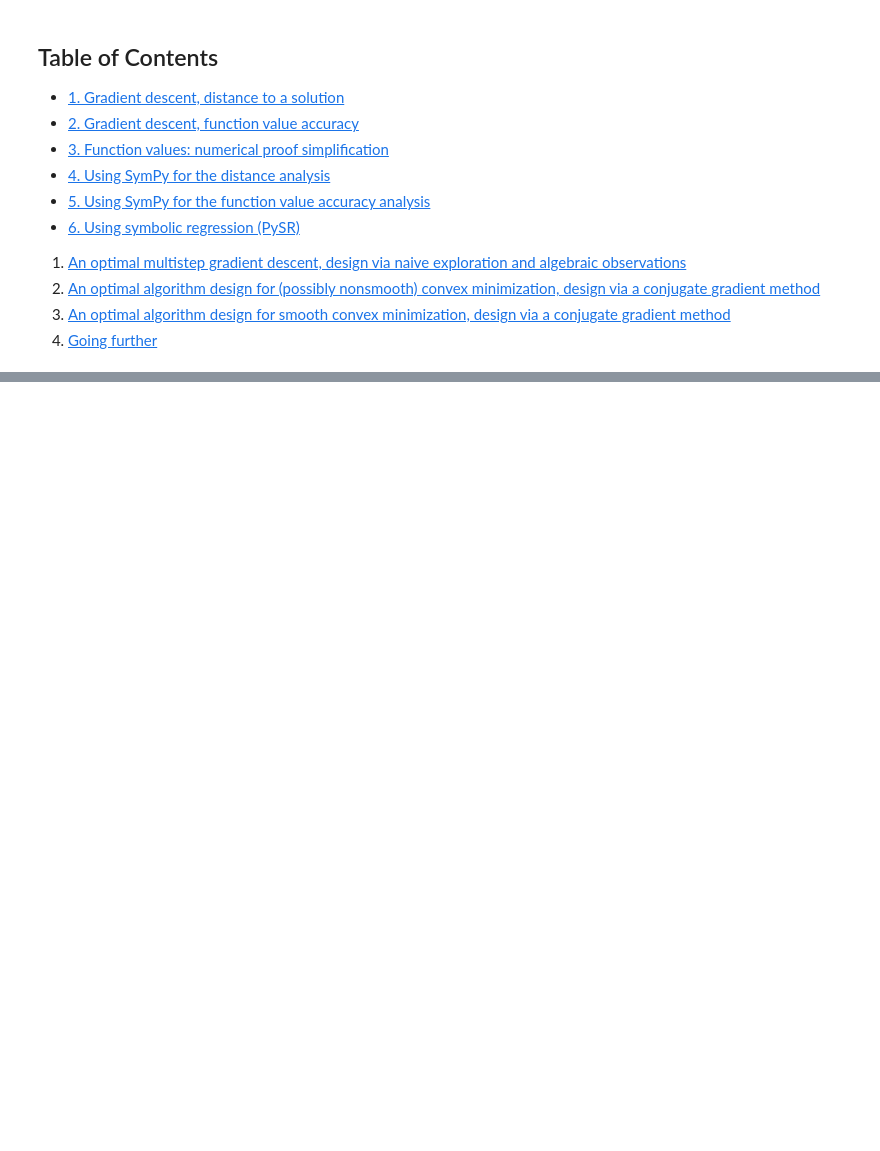
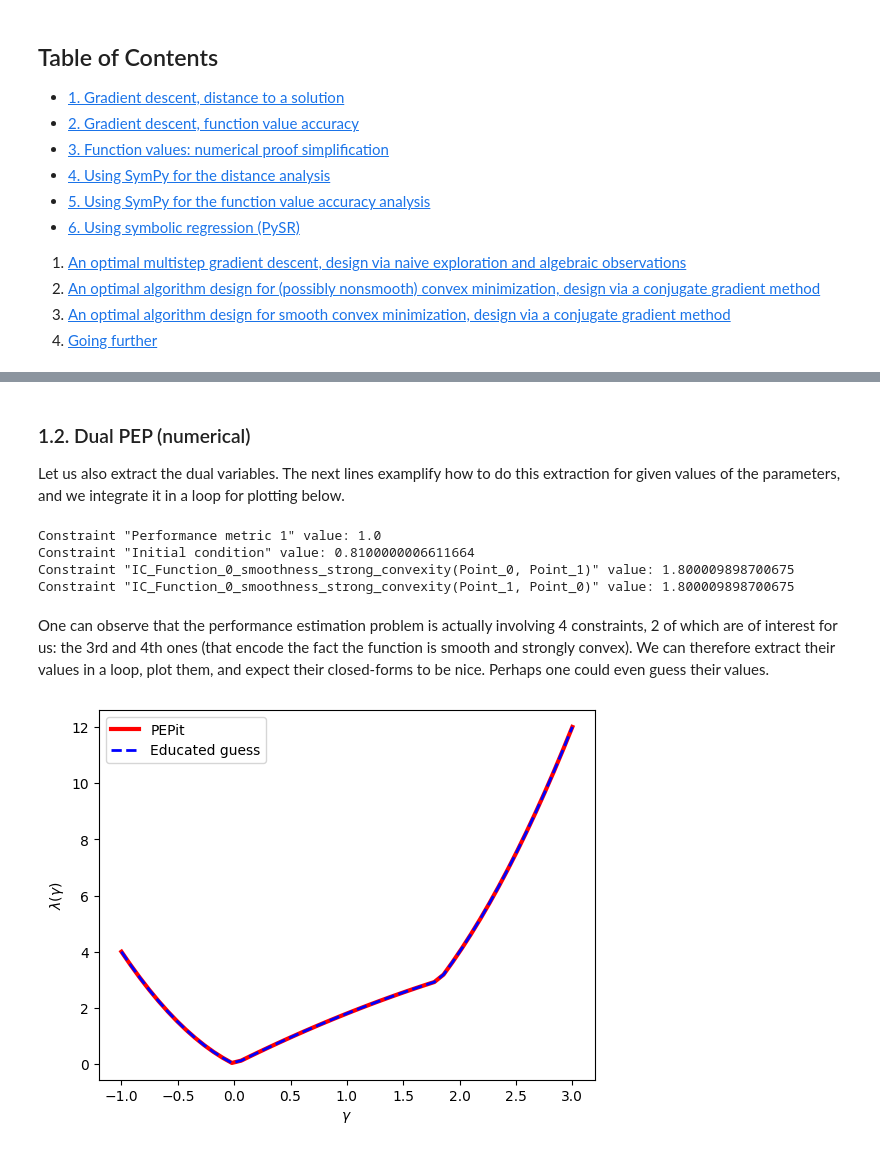
Before and after one commit to PerformanceEstimation/Tutorial-SIAM-OP26, a Jupyter notebook: Part 3 - Dual, proofs, and design/SIAM_MT_Part2.ipynb, the cells around one changed output, grey strips where cells are left out. Drawn from its saved outputs; the diff is of its cells as text; code cells hidden in the pictures; blank space fills up the shorter version.

```diff
--- a/Part 3 - Dual, proofs, and design/SIAM_MT_Part2.ipynb
+++ b/Part 3 - Dual, proofs, and design/SIAM_MT_Part2.ipynb
@@ -59,0 +107,55 @@ We start by a direct attempt: fix class parameters $L,\mu$ (chosen above) and ex
+# %% [markdown]
+### 1.2. Dual PEP (numerical)
+
+Let us also extract the dual variables. The next lines examplify how to do this extraction for given values of the parameters, and we integrate it in a loop for plotting below.
+# %%
+verbose = 0
+gamma = 1/L
+
+pepit_tau, list_of_constraints = wc_gradient_descent_distance(mu,L,gamma, verbose)
+
+nb_cons = len(list_of_constraints)
+
+for i in range(nb_cons):
+    print('Constraint \"{}\" value: {}'.format(list_of_constraints[i].get_name(),
+                                               list_of_constraints[i]._dual_variable_value))
+# %% [output]
+Constraint "Performance metric 1" value: 1.0
+Constraint "Initial condition" value: 0.8100000006611664
+Constraint "IC_Function_0_smoothness_strong_convexity(Point_0, Point_1)" value: 1.800009898700675
+Constraint "IC_Function_0_smoothness_strong_convexity(Point_1, Point_0)" value: 1.800009898700675
+# %% [markdown]
+One can observe that the performance estimation problem is actually involving 4 constraints, 2 of which are of interest for us: the 3rd and 4th ones (that encode the fact the function is smooth and strongly convex). We can therefore extract their values in a loop, plot them, and expect their closed-forms to be nice. Perhaps one could even guess their values.
+# %%
+verbose = 0
+
+gamma_min, gamma_max = -1, 3
+nb_gammas = 50
+gamma_list = np.linspace(gamma_min,gamma_max,nb_gammas)
+
+pepit_worst_case_value = list()
+pepit_dual_value1 = list()
+pepit_dual_value2 = list()
+known_worst_case_value = list()
+
+for gamma in gamma_list:
+    pepit_tau, list_of_constraints = wc_gradient_descent_distance(mu,L,gamma, verbose)
+    pepit_worst_case_value.append(pepit_tau)
+    known_worst_case_value.append(max((1-gamma*L)**2,(1-gamma*mu)**2))
+    pepit_dual_value1.append(list_of_constraints[2]._dual_variable_value)
+    pepit_dual_value2.append(list_of_constraints[3]._dual_variable_value)
+# %%
+candidate_lambda_value = lambda gamma: max(abs(1-gamma*L),abs(1-gamma*mu))*2*abs(gamma)
+
+
+candidate_lambda_list = [ candidate_lambda_value(gamma) for gamma in gamma_list ]
+plt.plot(gamma_list, pepit_dual_value1, color='red', linestyle='-', linewidth=3, label='PEPit')
+plt.plot(gamma_list, candidate_lambda, color='blue', linestyle='--', linewidth=2, label='Educated guess')
+
+plt.legend()
+plt.xlabel(r'$\gamma$')
+plt.ylabel(r'$\lambda(\gamma)$')
+
+plt.show()
+# %% [output]
+[figure, added]
```
Also changed, not shown: parts of 39 cells of this notebook, 4 other files.
